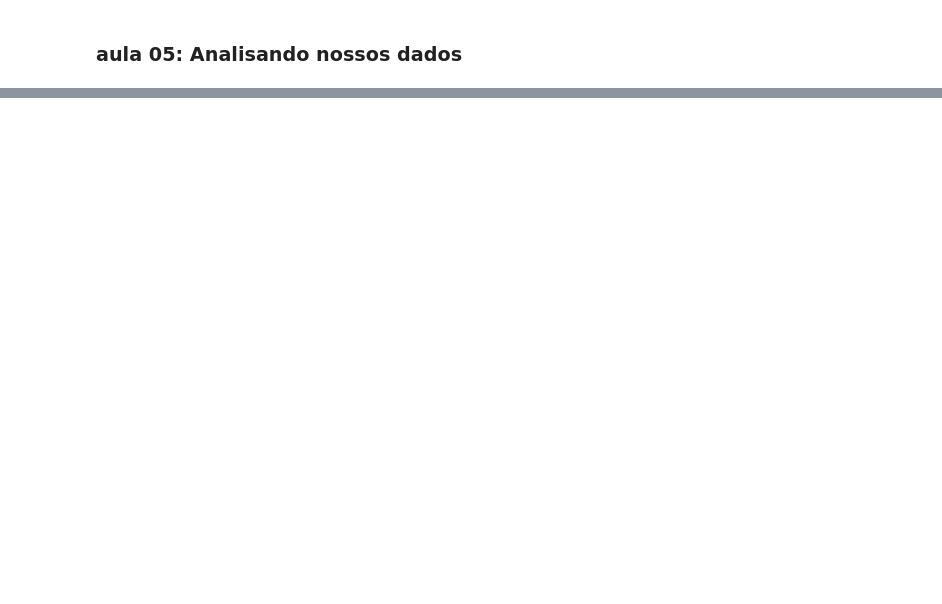
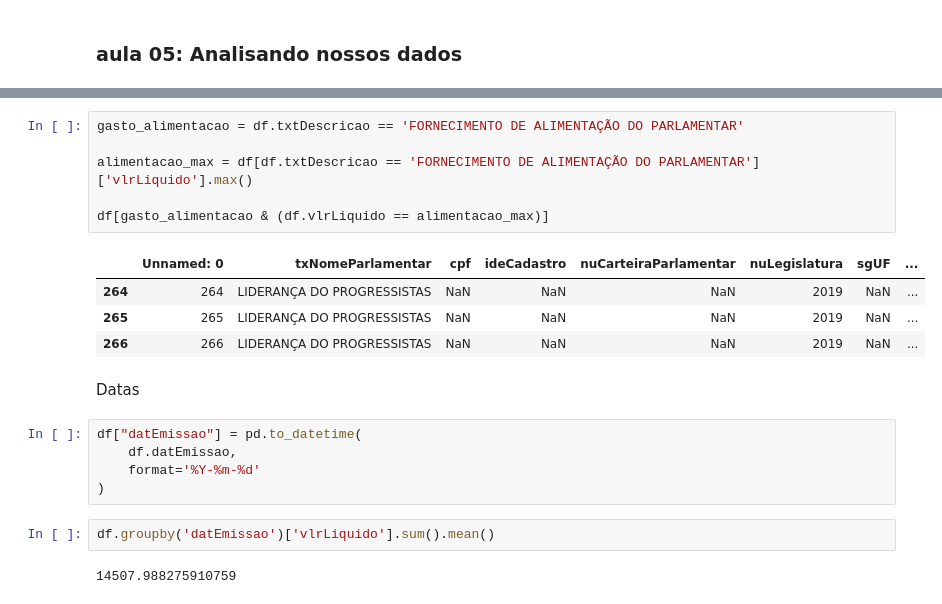
Before and after one commit to escola-de-dados/python-inovacao-civica, a Jupyter notebook: modulo_2/M2-part2.ipynb, the cells around one changed output, grey strips where cells are left out. Cells and saved outputs as stored; diff of their text form; blank space fills up the shorter version.

```diff
--- a/modulo_2/M2-part2.ipynb
+++ b/modulo_2/M2-part2.ipynb
@@ -168,0 +226,22 @@ df_reimbursements_2020.groupby(["txtCNPJCPF", "txtFornecedor"], as_index=False)
+# %%
+gasto_alimentacao = df.txtDescricao == 'FORNECIMENTO DE ALIMENTAÇÃO DO PARLAMENTAR'
+
+alimentacao_max = df[df.txtDescricao == 'FORNECIMENTO DE ALIMENTAÇÃO DO PARLAMENTAR']['vlrLiquido'].max()
+
+df[gasto_alimentacao & (df.vlrLiquido == alimentacao_max)]
+# %% [output]
+|  | Unnamed: 0 | txNomeParlamentar | cpf | ideCadastro | nuCarteiraParlamentar | nuLegislatura | sgUF | ... |
+| 264 | 264 | LIDERANÇA DO PROGRESSISTAS | NaN | NaN | NaN | 2019 | NaN | ... |
+| 265 | 265 | LIDERANÇA DO PROGRESSISTAS | NaN | NaN | NaN | 2019 | NaN | ... |
+| 266 | 266 | LIDERANÇA DO PROGRESSISTAS | NaN | NaN | NaN | 2019 | NaN | ... |
+# %% [markdown]
+Datas
+# %%
+df["datEmissao"] = pd.to_datetime(
+    df.datEmissao,
+    format='%Y-%m-%d'
+)
+# %%
+df.groupby('datEmissao')['vlrLiquido'].sum().mean()
+# %% [output]
+14507.988275910759
```
Also changed, not shown: parts of 48 cells of this notebook, 2 other files.
